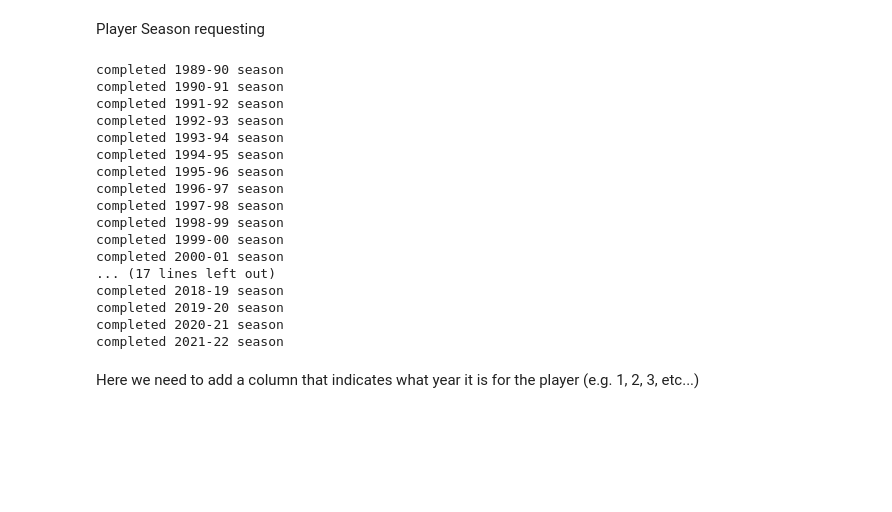
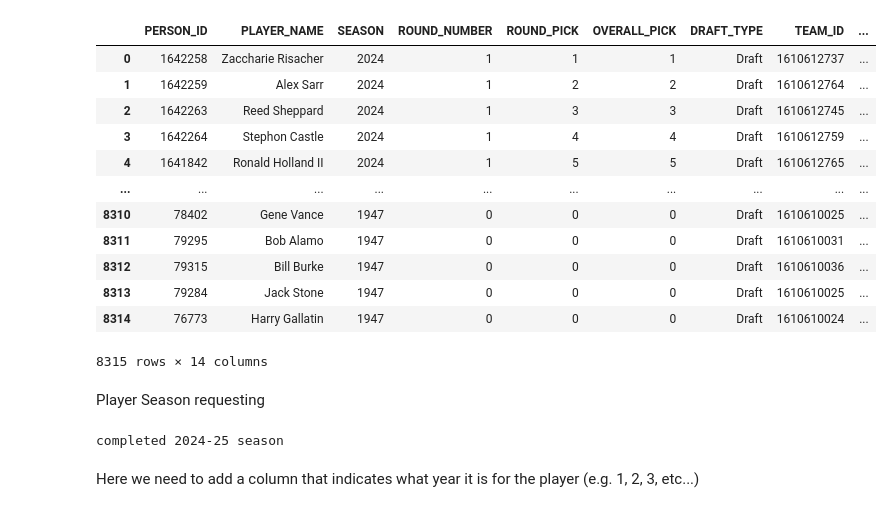
Before and after one commit to lambertaa/nba-analysis, a Jupyter notebook: data_retrieval/nba_api_retr.ipynb, the cells around one changed output. Cells and saved outputs as stored; diff of their text form; code cells hidden in the pictures; blank space fills up the shorter version.

```diff
--- a/data_retrieval/nba_api_retr.ipynb
+++ b/data_retrieval/nba_api_retr.ipynb
@@ -20,6 +20,22 @@ params_str = urllib.parse.urlencode(params, safe=":+")
 response = requests.get(url=url, params=params_str, headers=HEADERS).json()
 df = pd.json_normalize(response, 'resultSets')
 df = pd.DataFrame(df["rowSet"][0], columns=df["headers"][0])
+# %%
+df
+# %% [output]
+|  | PERSON_ID | PLAYER_NAME | SEASON | ROUND_NUMBER | ROUND_PICK | OVERALL_PICK | DRAFT_TYPE | TEAM_ID | ... |
+| 0 | 1642258 | Zaccharie Risacher | 2024 | 1 | 1 | 1 | Draft | 1610612737 | ... |
+| 1 | 1642259 | Alex Sarr | 2024 | 1 | 2 | 2 | Draft | 1610612764 | ... |
+| 2 | 1642263 | Reed Sheppard | 2024 | 1 | 3 | 3 | Draft | 1610612745 | ... |
+| 3 | 1642264 | Stephon Castle | 2024 | 1 | 4 | 4 | Draft | 1610612759 | ... |
+| 4 | 1641842 | Ronald Holland II | 2024 | 1 | 5 | 5 | Draft | 1610612765 | ... |
+| ... | ... | ... | ... | ... | ... | ... | ... | ... | ... |
+| 8310 | 78402 | Gene Vance | 1947 | 0 | 0 | 0 | Draft | 1610610025 | ... |
+| 8311 | 79295 | Bob Alamo | 1947 | 0 | 0 | 0 | Draft | 1610610031 | ... |
+| 8312 | 79315 | Bill Burke | 1947 | 0 | 0 | 0 | Draft | 1610610036 | ... |
+| 8313 | 79284 | Jack Stone | 1947 | 0 | 0 | 0 | Draft | 1610610025 | ... |
+| 8314 | 76773 | Harry Gallatin | 1947 | 0 | 0 | 0 | Draft | 1610610024 | ... |
+8315 rows × 14 columns
 # %%
 date_string = datetime.now().strftime("%Y%m%d")
 df.to_csv(f'../data/alltime_draft_{date_string}.csv')
@@ -30,11 +46,11 @@ from player_season import PlayerSeasonRequester
 import os
 RequestObj = PlayerSeasonRequester()
 # %%
-start_year = 1989
-end_year = 2022
+start_year = 2024
+end_year = 2025
 years = range(start_year, end_year)
 df_list = []
-base_dir = 'D:/Andy/python/nba_analysis_app/data'
+base_dir = '../data'
 for year in years:
     season_end_year = year + 1
     season_id = f'{year}-{str(season_end_year)[-2:]}'
@@ -44,26 +60,10 @@ for year in years:
     tmp_df['season_year_start'] = year
     df_list.append(RequestObj.df)
     outfile = '/'.join([base_dir, 'player_season_stats', f'{season_id}.csv'])
-    tmp_df.to_csv(outfile)
+    # tmp_df.to_csv(outfile)
     print('completed {season_id} season'.format(season_id=season_id))
 # %% [output]
-completed 1989-90 season
-completed 1990-91 season
-completed 1991-92 season
-completed 1992-93 season
-completed 1993-94 season
-completed 1994-95 season
-completed 1995-96 season
-completed 1996-97 season
-completed 1997-98 season
-completed 1998-99 season
-completed 1999-00 season
-completed 2000-01 season
-... (17 lines left out)
-completed 2018-19 season
-completed 2019-20 season
-completed 2020-21 season
-completed 2021-22 season
+completed 2024-25 season
 # %%
 import pandas as pd
 df_tot = pd.concat(df_list)
```
Also changed, not shown: parts of 6 cells of this notebook, 38 other files.
